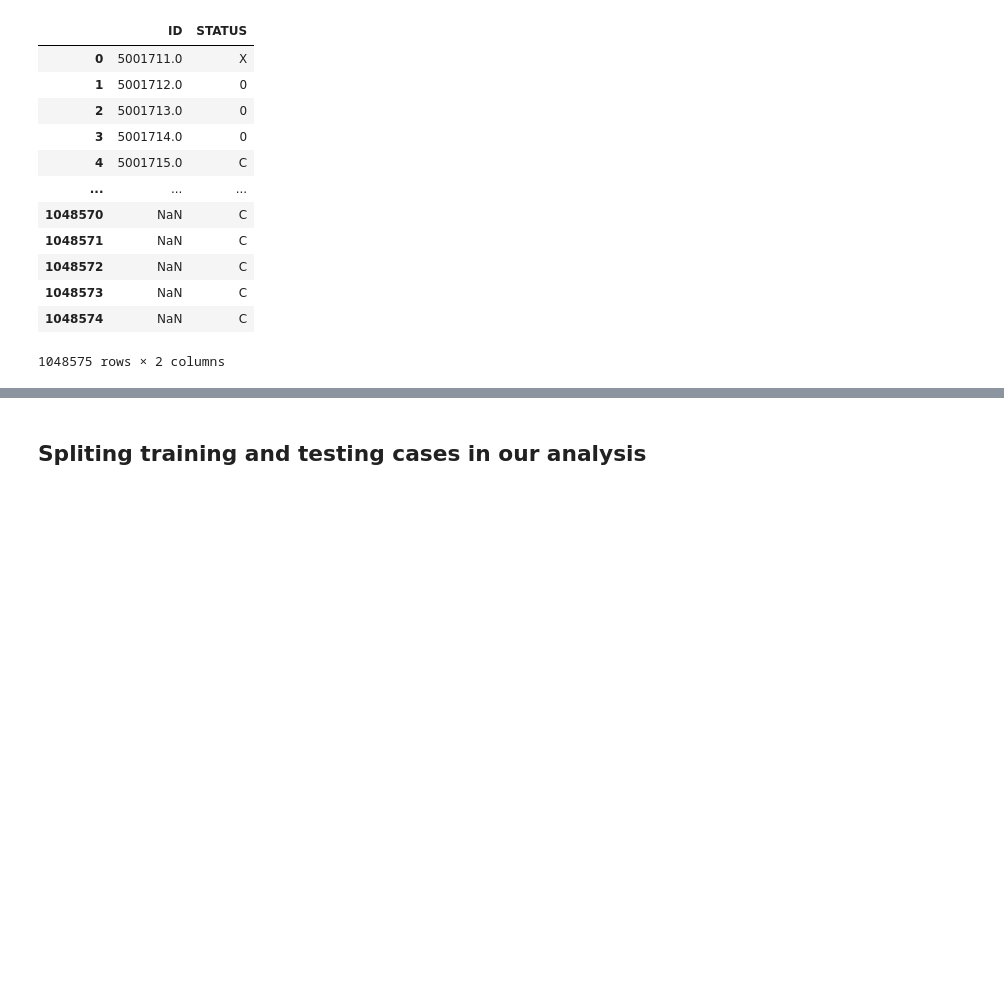
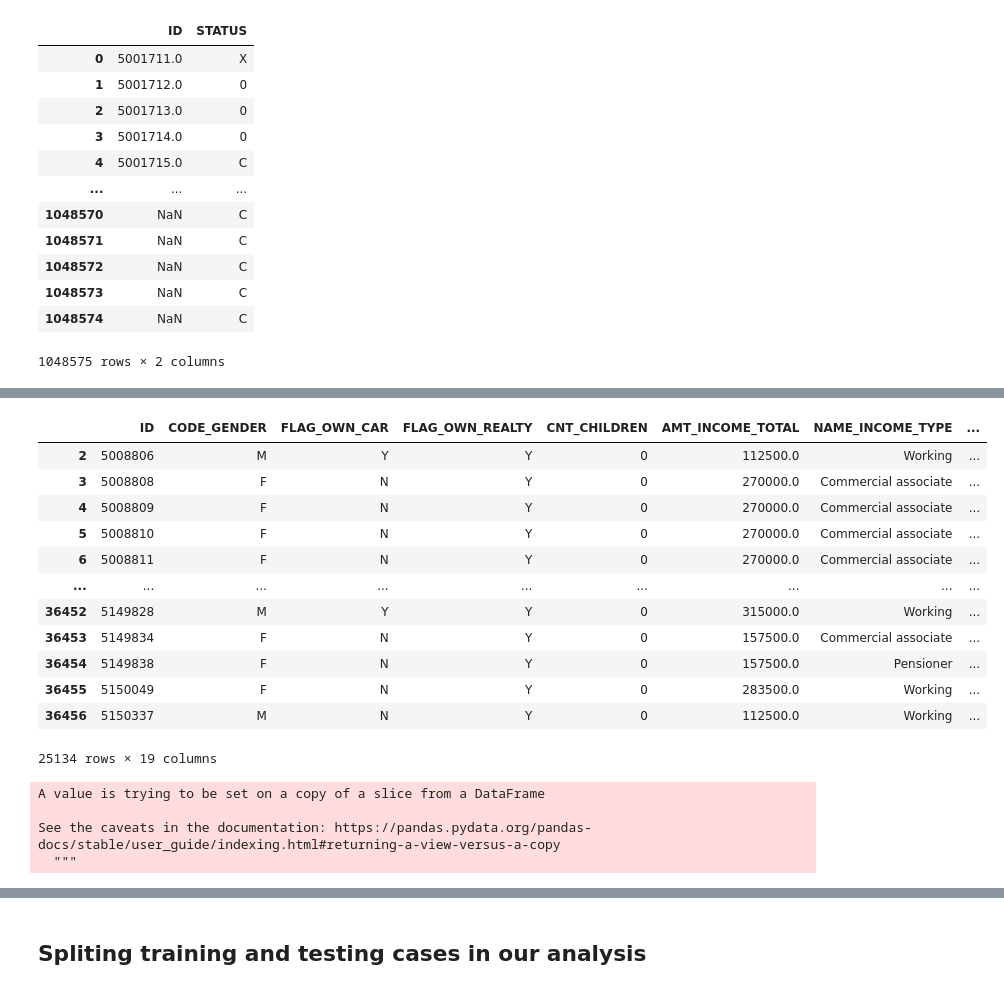
Before and after one commit to Stelvlen/MATH-509, a Jupyter notebook: STAT_509_Final_Project_edition_1.ipynb, the cells around one changed output, grey strips where cells are left out. Drawn from its saved outputs; the diff is of its cells as text; code cells hidden in the pictures; blank space fills up the shorter version.

```diff
--- a/STAT_509_Final_Project_edition_1.ipynb
+++ b/STAT_509_Final_Project_edition_1.ipynb
@@ -96,0 +88,5 @@ Name: STATUS, Length: 36457, dtype: object
+# %%
+data3 = data_weight.idxmax(axis=1)
+index = data3.isin(["X", "C"])
+data3[index] = "good"
+data3[~index] = "bad"
@@ -96,0 +107,18 @@ Name: STATUS, Length: 36457, dtype: object
+# %%
+data3.name = "STATUS"
+data_clean = data1.merge(data3, on='ID', how="inner").dropna()
+data_clean
+# %% [output]
+|  | ID | CODE_GENDER | FLAG_OWN_CAR | FLAG_OWN_REALTY | CNT_CHILDREN | AMT_INCOME_TOTAL | NAME_INCOME_TYPE | ... |
+| 2 | 5008806 | M | Y | Y | 0 | 112500.0 | Working | ... |
+| 3 | 5008808 | F | N | Y | 0 | 270000.0 | Commercial associate | ... |
+| 4 | 5008809 | F | N | Y | 0 | 270000.0 | Commercial associate | ... |
+| 5 | 5008810 | F | N | Y | 0 | 270000.0 | Commercial associate | ... |
+| 6 | 5008811 | F | N | Y | 0 | 270000.0 | Commercial associate | ... |
+| ... | ... | ... | ... | ... | ... | ... | ... | ... |
+| 36452 | 5149828 | M | Y | Y | 0 | 315000.0 | Working | ... |
+| 36453 | 5149834 | F | N | Y | 0 | 157500.0 | Commercial associate | ... |
+| 36454 | 5149838 | F | N | Y | 0 | 157500.0 | Pensioner | ... |
+| 36455 | 5150049 | F | N | Y | 0 | 283500.0 | Working | ... |
+| 36456 | 5150337 | M | N | Y | 0 | 112500.0 | Working | ... |
+25134 rows × 19 columns
@@ -96,0 +129,12 @@ Name: STATUS, Length: 36457, dtype: object
+# %%
+## Convert negative employed days to positive. As an result, un
+for i in range(len(data_clean['DAYS_EMPLOYED'])):
+  if data_clean['DAYS_EMPLOYED'][i]>=0:
+    data_clean['DAYS_EMPLOYED'][i]=0
+  else:
+    data_clean['DAYS_EMPLOYED'][i]=data_clean['DAYS_EMPLOYED'][i]*-1
+# %% [output]
+A value is trying to be set on a copy of a slice from a DataFrame
+
+See the caveats in the documentation: https://pandas.pydata.org/pandas-docs/stable/user_guide/indexing.html#returning-a-view-versus-a-copy
+  """
```
Also changed, not shown: parts of 36 cells of this notebook.
